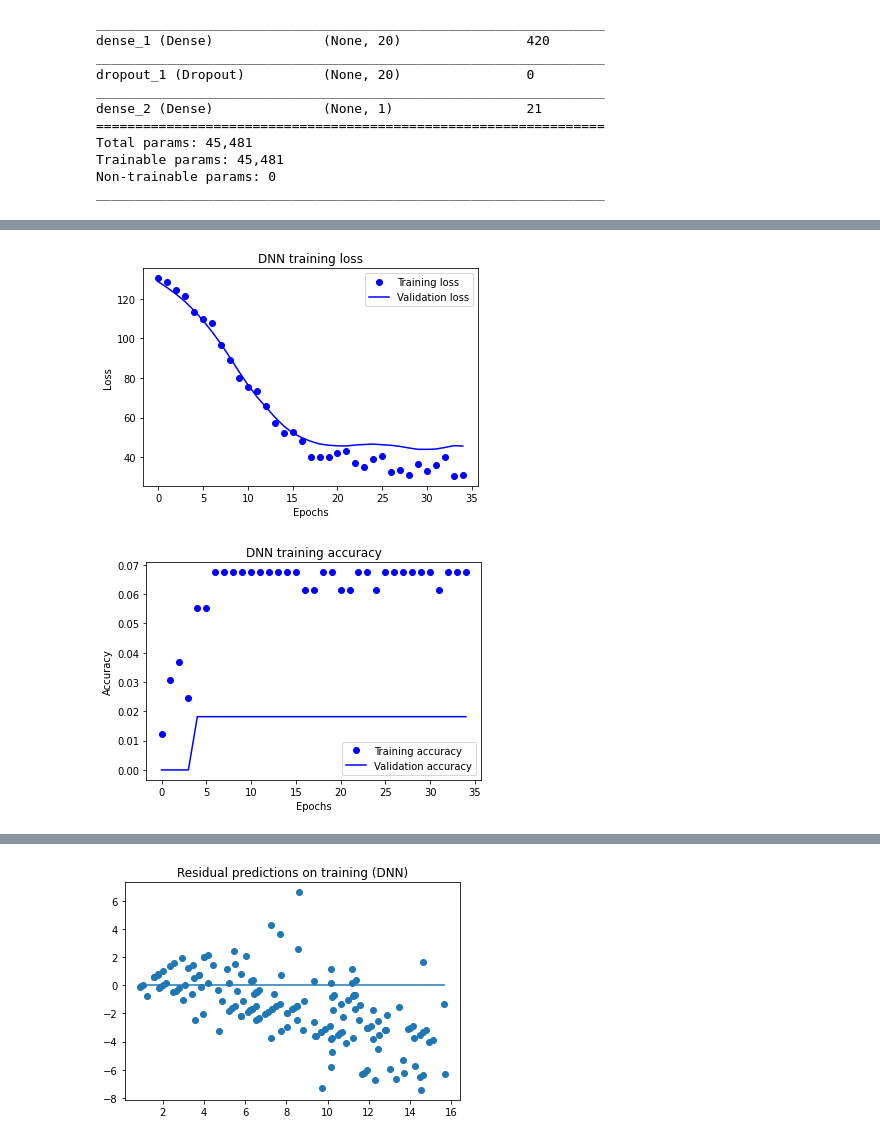
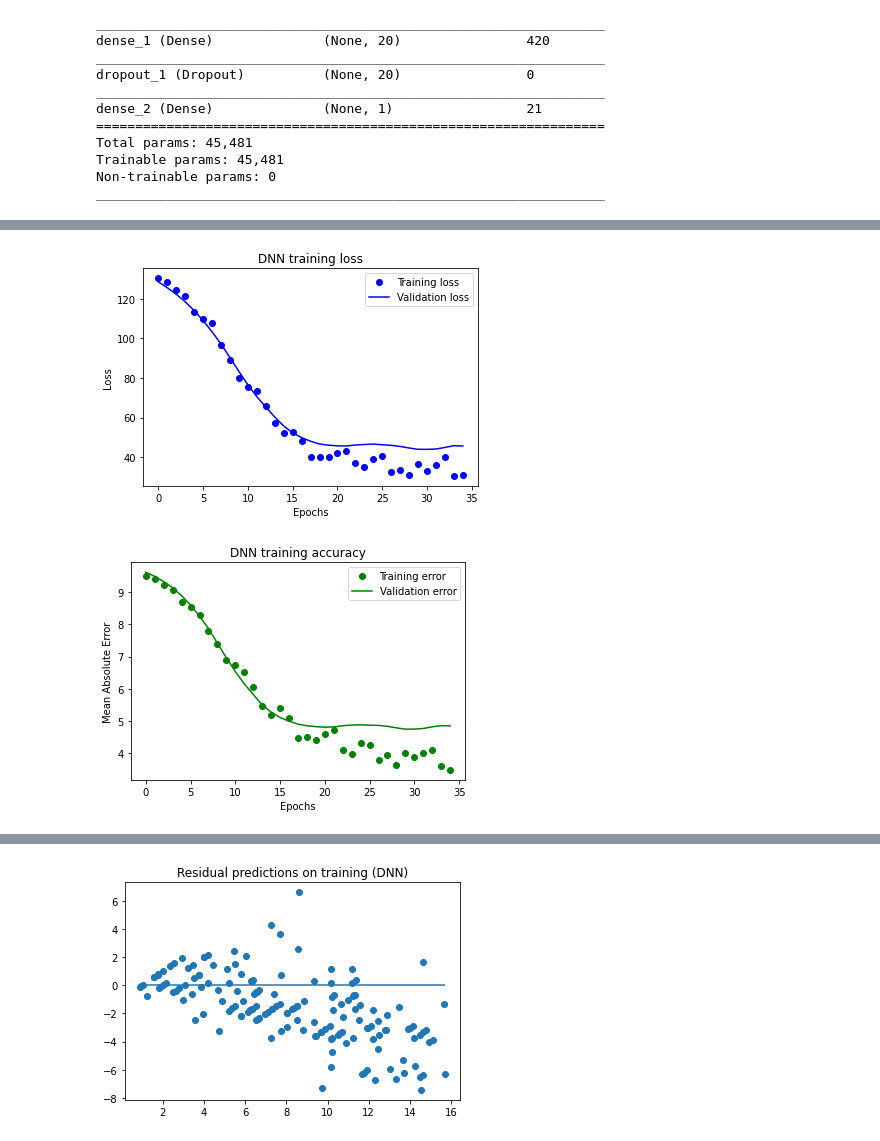
Before and after one commit to joshuadanielp/umn_fantasy_soccer, a Jupyter notebook: notebooks/research01.ipynb, the cells around one changed output, grey strips where cells are left out. Drawn from its saved outputs; the diff is of its cells as text; code cells hidden in the pictures.

Commit message:
Performance by mean abs error

```diff
--- a/notebooks/research01.ipynb
+++ b/notebooks/research01.ipynb
@@ -317,7 +317,7 @@ _________________________________________________________________
 # Compile the model
 model.compile(optimizer='adam',
               loss=tf.keras.losses.MeanSquaredError(),
-              metrics=['accuracy'])
+              metrics=[tf.keras.metrics.MeanAbsoluteError()])
 # %%
 # Fit the model to the training data
 history = model.fit(
@@ -349,23 +349,23 @@ Epoch 35/35
 # %%
 history_dict = history.history
 
 plt.plot(history.epoch, history_dict['loss'], 'bo', label='Training loss')
 plt.plot(history.epoch, history_dict['val_loss'], 'b', label='Validation loss')
 plt.xlabel('Epochs')
 plt.ylabel('Loss')
 plt.legend()
 plt.title("DNN training loss")
 plt.show()
 
-plt.plot(history.epoch, history_dict['accuracy'], 'bo', label='Training accuracy')
-plt.plot(history.epoch, history_dict['val_accuracy'], 'b', label='Validation accuracy')
+plt.plot(history.epoch, history_dict['mean_absolute_error'], 'go', label='Training error')
+plt.plot(history.epoch, history_dict['val_mean_absolute_error'], 'g', label='Validation error')
 plt.xlabel('Epochs')
-plt.ylabel('Accuracy')
+plt.ylabel('Mean Absolute Error')
 plt.legend()
 plt.title("DNN training accuracy")
 plt.show()
 # %% [output]
 [figure]
-[figure, old version]
+[figure, new version]
 # %%
 model_loss, model_accuracy = model.evaluate(X_test, y_test, verbose=2)
```
Also changed, not shown: parts of 7 cells of this notebook.
